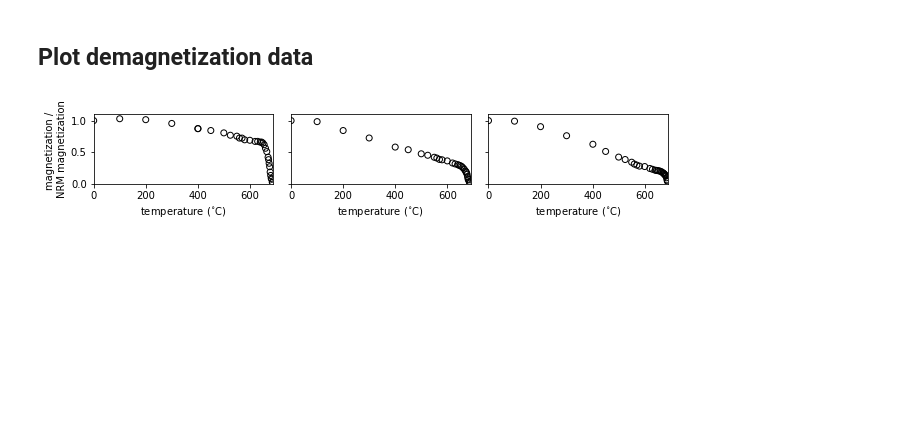
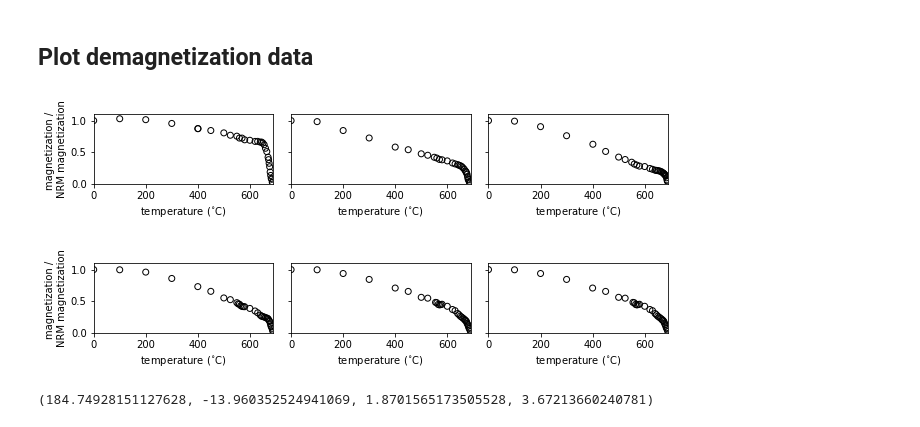
Before and after one commit to Swanson-Hysell-Group/2018_Red_Bed_Intraclasts, a Jupyter notebook: Code/intraclast_notebook.ipynb, the cells around one changed output. Drawn from its saved outputs; the diff is of its cells as text; code cells hidden in the pictures; blank space fills up the shorter version.

```diff
--- a/Code/intraclast_notebook.ipynb
+++ b/Code/intraclast_notebook.ipynb
@@ -174,3 +217,44 @@ plt.savefig('./code_output/demag.svg')
 plt.show()
 # %% [output]
 [figure]
+# %%
+BRa_measurements_all = pd.read_csv('../Data/BRa/measurements.txt', sep='\t', skiprows=1)
+BRa_measurements = BRa_measurements_all.loc[BRa_measurements_all.quality == 'g']
+# %%
+BRa_measurements_BRa3 = BRa_measurements[BRa_measurements.specimen == 'BRa.3a']
+BRa_measurements_BRa3 = BRa_measurements_BRa3[BRa_measurements_BRa3.quality=='g']
+BRa_measurements_BRa3.reset_index(inplace=True)
+BRa_measurements_BRa27 = BRa_measurements[BRa_measurements.specimen == 'BRa.27a']
+BRa_measurements_BRa27 = BRa_measurements_BRa27[BRa_measurements_BRa27.quality=='g']
+BRa_measurements_BRa27.reset_index(inplace=True)
+# %%
+plt.figure(figsize=(9,1.8))
+plt.subplot(1,3,1)
+plt.scatter(BRa_measurements_BRa3.treat_temp-273,
+            BRa_measurements_BRa3.magn_moment/BRa_measurements_BRa3.magn_moment[0],
+            facecolors='none', edgecolors='k')
+plt.xlim(0,690)
+plt.ylim(0,1.1)
+plt.ylabel('magnetization / \nNRM magnetization')
+plt.xlabel('temperature ($^{\circ}$C)')
+plt.subplot(1,3,2)
+plt.scatter(BRa_measurements_BRa27.treat_temp-273,
+            BRa_measurements_BRa27.magn_moment/BRa_measurements_BRa27.magn_moment[0],
+            facecolors='none', edgecolors='k')
+plt.xlim(0,690)
+plt.ylim(0,1.1)
+plt.xlabel('temperature ($^{\circ}$C)')
+plt.gca().set_yticklabels([])
+plt.subplot(1,3,3)
+plt.scatter(BRa_measurements_BRa27.treat_temp-273,
+            BRa_measurements_BRa27.magn_moment/BRa_measurements_BRa27.magn_moment[0],
+            facecolors='none', edgecolors='k')
+plt.xlim(0,690)
+plt.ylim(0,1.1)
+plt.xlabel('temperature ($^{\circ}$C)')
+plt.gca().set_yticklabels([])
+plt.tight_layout()
+plt.savefig('./code_output/demag_BRa.svg')
+plt.show()
+# %% [output]
+[figure, added]
@@ -176,0 +264,10 @@ plt.show()
+# %%
+site_lat = 46.38
+site_lon = -90.64
+Freda_HT_pole = pmag.dia_vgp(BRa_HT_mean['dec'], BRa_HT_mean['inc'],
+                             BRa_HT_mean['alpha95'],site_lat,site_lon)
+Freda_MT_pole = pmag.dia_vgp(BRa_MT_mean['dec'], BRa_MT_mean['inc'],
+                             BRa_MT_mean['alpha95'],site_lat,site_lon)
+Freda_MT_pole
+# %% [output]
+(184.74928151127628, -13.960352524941069, 1.8701565173505528, 3.67213660240781)
```
Also changed, not shown: parts of 19 cells of this notebook, 10 other files.
